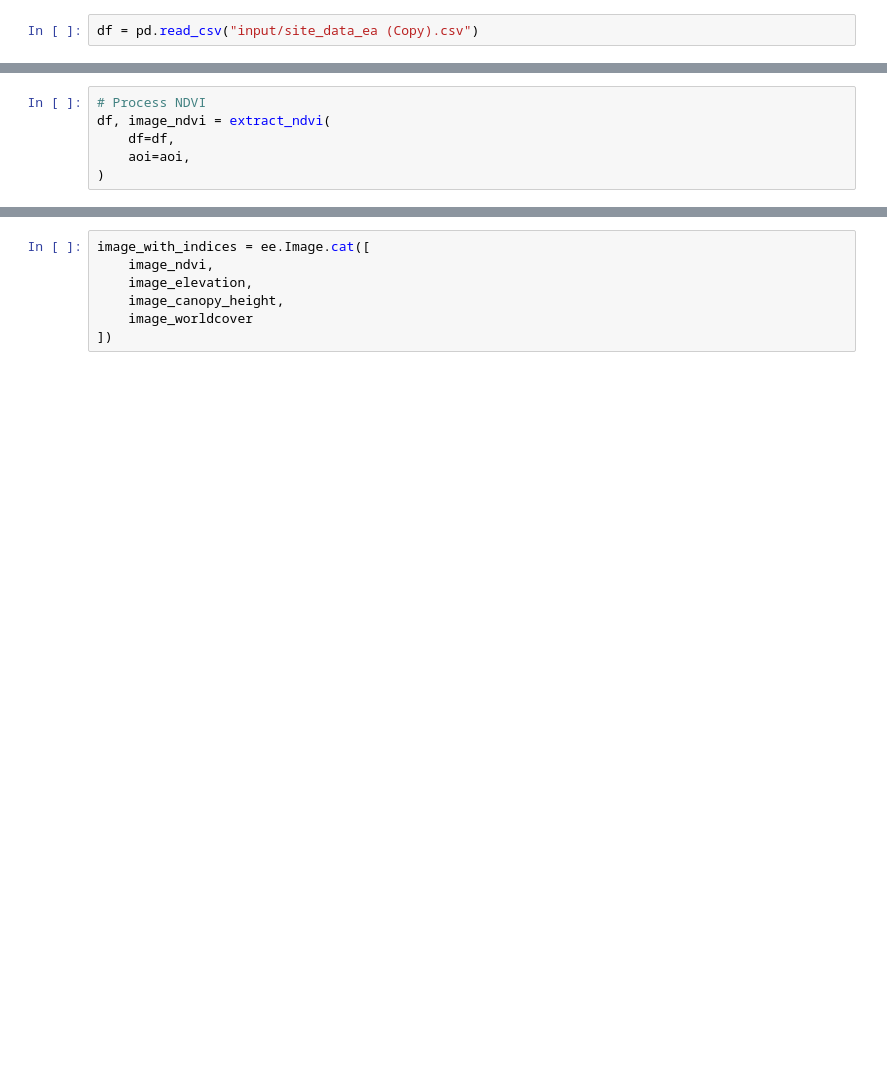
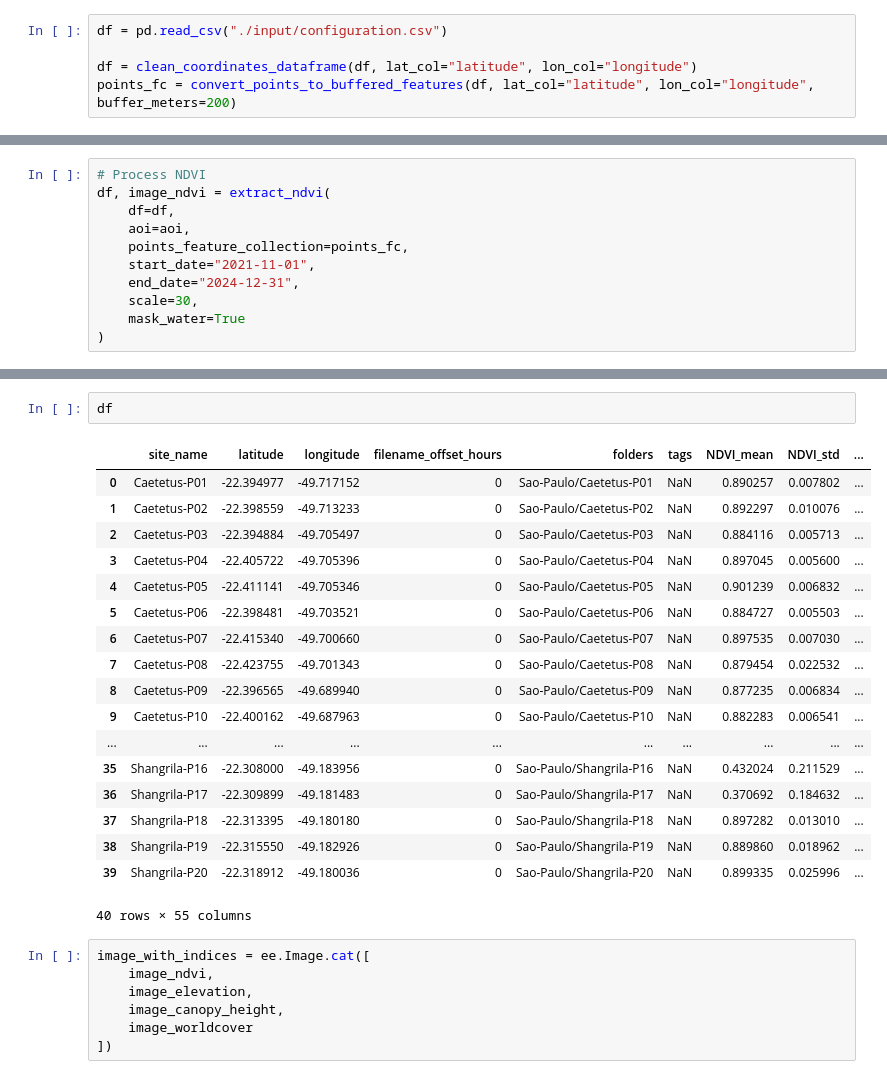
Before and after one commit to WildMon-ai/WildMon-EnvVar, a Jupyter notebook: pipeline.ipynb, the cells around one changed output, grey strips where cells are left out. Drawn from its saved outputs; the diff is of its cells as text; blank space fills up the shorter version.

Commit message:
refactor ndvi (clean, modularize and docs), move location validation and geometrization out of ndvi to specific module, use uv to version
Signed-off-by: nnbuainain <nnbuainain@gmail.com>

```diff
--- a/pipeline.ipynb
+++ b/pipeline.ipynb
@@ -15,2 +18,5 @@ if not ok:
 # %%
-df = pd.read_csv("input/site_data_ea (Copy).csv")
+df = pd.read_csv("./input/configuration.csv")
+
+df = clean_coordinates_dataframe(df, lat_col="latitude", lon_col="longitude")
+points_fc = convert_points_to_buffered_features(df, lat_col="latitude", lon_col="longitude", buffer_meters=200)
@@ -28,4 +44,9 @@ aoi = create_aoi_from_coordinates(df, buffer_km=30)
 df, image_ndvi = extract_ndvi(
     df=df,
     aoi=aoi,
+    points_feature_collection=points_fc,
+    start_date="2021-11-01",
+    end_date="2024-12-31",
+    scale=30,
+    mask_water=True
 )
@@ -54,3 +195,24 @@ df, image_worldcover = extract_landcover(
+# %%
+df
+# %% [output]
+|  | site_name | latitude | longitude | filename_offset_hours | folders | tags | NDVI_mean | NDVI_std | ... |
+| 0 | Caetetus-P01 | -22.394977 | -49.717152 | 0 | Sao-Paulo/Caetetus-P01 | NaN | 0.890257 | 0.007802 | ... |
+| 1 | Caetetus-P02 | -22.398559 | -49.713233 | 0 | Sao-Paulo/Caetetus-P02 | NaN | 0.892297 | 0.010076 | ... |
+| 2 | Caetetus-P03 | -22.394884 | -49.705497 | 0 | Sao-Paulo/Caetetus-P03 | NaN | 0.884116 | 0.005713 | ... |
+| 3 | Caetetus-P04 | -22.405722 | -49.705396 | 0 | Sao-Paulo/Caetetus-P04 | NaN | 0.897045 | 0.005600 | ... |
+| 4 | Caetetus-P05 | -22.411141 | -49.705346 | 0 | Sao-Paulo/Caetetus-P05 | NaN | 0.901239 | 0.006832 | ... |
+| 5 | Caetetus-P06 | -22.398481 | -49.703521 | 0 | Sao-Paulo/Caetetus-P06 | NaN | 0.884727 | 0.005503 | ... |
+| 6 | Caetetus-P07 | -22.415340 | -49.700660 | 0 | Sao-Paulo/Caetetus-P07 | NaN | 0.897535 | 0.007030 | ... |
+| 7 | Caetetus-P08 | -22.423755 | -49.701343 | 0 | Sao-Paulo/Caetetus-P08 | NaN | 0.879454 | 0.022532 | ... |
+| 8 | Caetetus-P09 | -22.396565 | -49.689940 | 0 | Sao-Paulo/Caetetus-P09 | NaN | 0.877235 | 0.006834 | ... |
+| 9 | Caetetus-P10 | -22.400162 | -49.687963 | 0 | Sao-Paulo/Caetetus-P10 | NaN | 0.882283 | 0.006541 | ... |
+| ... | ... | ... | ... | ... | ... | ... | ... | ... | ... |
+| 35 | Shangrila-P16 | -22.308000 | -49.183956 | 0 | Sao-Paulo/Shangrila-P16 | NaN | 0.432024 | 0.211529 | ... |
+| 36 | Shangrila-P17 | -22.309899 | -49.181483 | 0 | Sao-Paulo/Shangrila-P17 | NaN | 0.370692 | 0.184632 | ... |
+| 37 | Shangrila-P18 | -22.313395 | -49.180180 | 0 | Sao-Paulo/Shangrila-P18 | NaN | 0.897282 | 0.013010 | ... |
+| 38 | Shangrila-P19 | -22.315550 | -49.182926 | 0 | Sao-Paulo/Shangrila-P19 | NaN | 0.889860 | 0.018962 | ... |
+| 39 | Shangrila-P20 | -22.318912 | -49.180036 | 0 | Sao-Paulo/Shangrila-P20 | NaN | 0.899335 | 0.025996 | ... |
+40 rows × 55 columns
 # %%
 image_with_indices = ee.Image.cat([
     image_ndvi,
```
Also changed, not shown: parts of 15 cells of this notebook, 8 other files.
